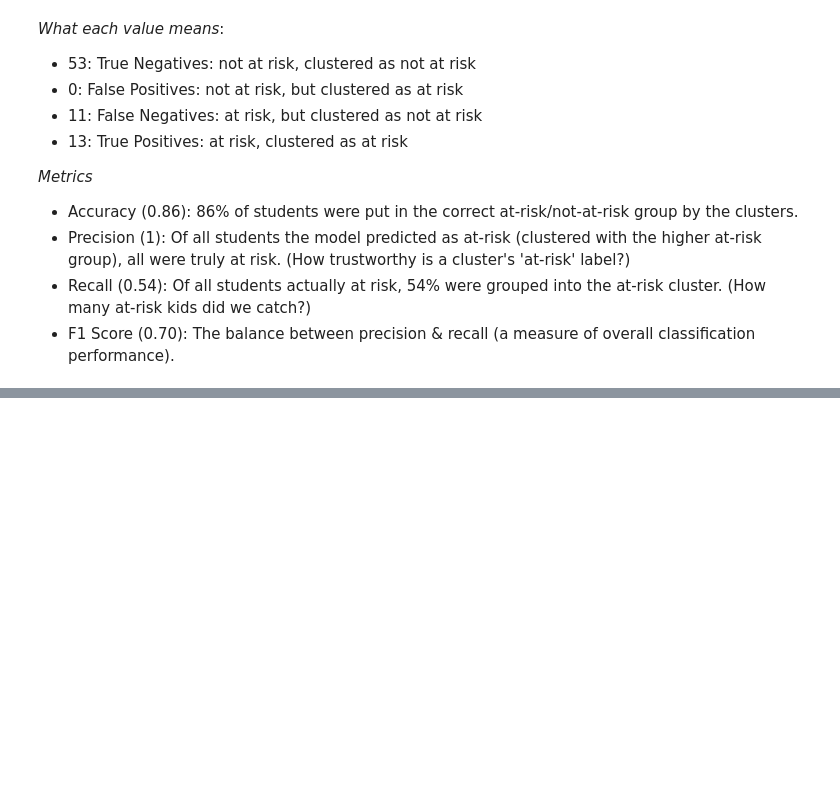
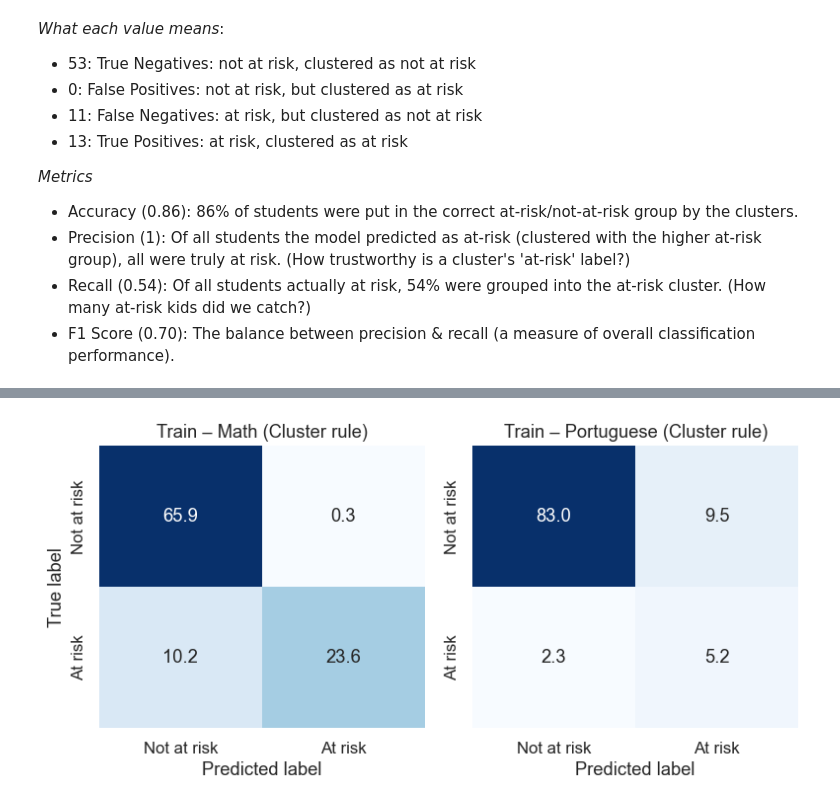
Before and after one commit to marias-25/Project, a Jupyter notebook: KNN_cluster.ipynb, the cells around one changed output, grey strips where cells are left out. Saved outputs shown, nothing was run; the diff lists cells and outputs as text; code cells hidden in the pictures; blank space fills up the shorter version.

```diff
--- a/KNN_cluster.ipynb
+++ b/KNN_cluster.ipynb
@@ -872,0 +998,56 @@ _Metrics_
+# %%
+import numpy as np
+import pandas as pd
+import matplotlib.pyplot as plt
+import seaborn as sns
+
+# Math (train)
+cm_math_train = np.array([[201, 1],
+                          [ 31, 72]])
+
+# Portuguese (train)
+cm_port_train = np.array([[253, 29],
+                          [  7, 16]])
+
+class_names = ["Not at risk", "At risk"]
+
+# Convert to percentages
+cm_math_pct = (cm_math_train / cm_math_train.sum()) * 100
+cm_port_pct = (cm_port_train / cm_port_train.sum()) * 100
+
+cm_math_df = pd.DataFrame(cm_math_pct, index=class_names, columns=class_names)
+cm_port_df = pd.DataFrame(cm_port_pct, index=class_names, columns=class_names)
+
+sns.set(style="white", font_scale=1.1)
+fig, axes = plt.subplots(1, 2, figsize=(8, 4))
+
+# Math heatmap
+sns.heatmap(
+    cm_math_df,
+    annot=True,
+    fmt=".1f",
+    cmap="Blues",
+    cbar=False,
+    ax=axes[0]
+)
+axes[0].set_title("Train – Math (Cluster rule)")
+axes[0].set_xlabel("Predicted label")
+axes[0].set_ylabel("True label")
+
+# Portuguese heatmap
+sns.heatmap(
+    cm_port_df,
+    annot=True,
+    fmt=".1f",
+    cmap="Blues",
+    cbar=False,
+    ax=axes[1]
+)
+axes[1].set_title("Train – Portuguese (Cluster rule)")
+axes[1].set_xlabel("Predicted label")
+axes[1].set_ylabel("")
+
+plt.tight_layout()
+plt.show()
+# %% [output]
+[figure, added]
```
Also changed, not shown: parts of 14 cells of this notebook.
